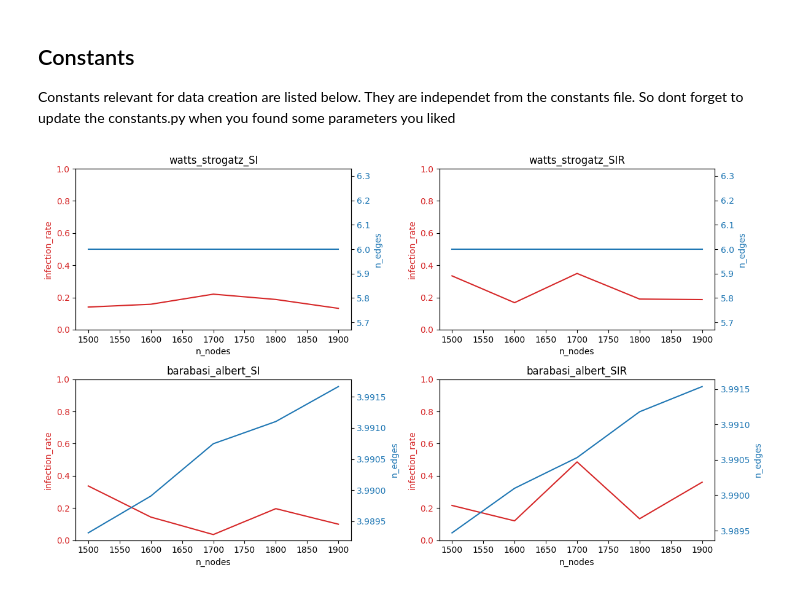
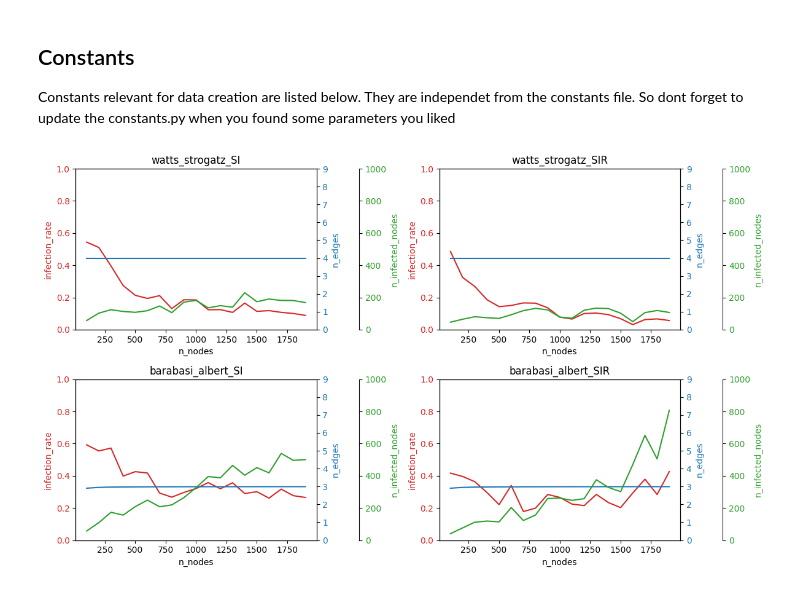
Before and after one commit to joh-dah/source_detection, a Jupyter notebook: src/analyze_data_creation.ipynb, the cells around one changed output. Drawn from its saved outputs; the diff is of its cells as text; code cells hidden in the pictures.

```diff
--- a/src/analyze_data_creation.ipynb
+++ b/src/analyze_data_creation.ipynb
@@ -17,12 +17,12 @@ Constants relevant for data creation are listed below. They are independet from
 So dont forget to update the constants.py when you found some parameters you liked
 # %%
 MEAN_N_NODES = 50
-WS_NEIGHBOURS = 1.8
-WS_PROBABILITY = 0.4
-BA_NEIGHBOURS = 0.03
+WS_NEIGHBOURS = 10
+WS_PROBABILITY = 0.2
+BA_NEIGHBOURS = 3
 
 MEAN_SOURCES = 2
-MEAN_ITERS = 60
+MEAN_ITERS = 90
 SIR_BETA = 0.01
 SIR_GAMMA = 0.005
 SI_BETA = 0.01
@@ -98,11 +98,9 @@ def create_graph(graph_type, n_nodes):
     n = np.maximum(1, n).astype(int)
 
     if graph_type == "watts_strogatz":
-        neighbours = np.clip(np.log(n)*WS_NEIGHBOURS, 1, n-1).astype(int)
-        graph = nx.watts_strogatz_graph(n, neighbours, WS_PROBABILITY)
+        graph = nx.watts_strogatz_graph(n, WS_NEIGHBOURS, WS_PROBABILITY)
     elif graph_type == "barabasi_albert":
-        neighbours = np.clip(np.log(n*BA_NEIGHBOURS), 1, n-1).astype(int)
-        graph = nx.barabasi_albert_graph(n, 4)
+        graph = nx.barabasi_albert_graph(n, BA_NEIGHBOURS)
     else:
         raise ValueError("Unknown graph type")
 
@@ -131,18 +129,21 @@ def create_signal_propagation_model(graph, model_type):
 # %%
 def create_graphs_of_various_sizes(graph_type, model_type):
     graph_data = {}
-    for MEAN_N_NODES in tqdm(range(1500, 2000, 100)):
+    for MEAN_N_NODES in tqdm(range(100, 2000, 100)):
         edges_per_node = []
         infection_rate = []
-        for i in range(3):
+        infected_nodes = []
+        for i in range(10):
             graph = create_graph(graph_type, MEAN_N_NODES)
             edges_per_node.append(len(graph.edges)/len(graph.nodes))
             model = create_signal_propagation_model(graph, model_type)
-            infected_nodes = sum([x if x == 1 else 0 for x in model.status.values()])
-            infection_rate.append(infected_nodes/len(graph.nodes))
+            n_infected_nodes = sum([x if x == 1 else 0 for x in model.status.values()])
+            infection_rate.append(n_infected_nodes/len(graph.nodes))
+            infected_nodes.append(n_infected_nodes)
         graph_property = {}
         graph_property["edges_per_node"] = np.mean(edges_per_node)
         graph_property["infection_rate"] = np.mean(infection_rate)
+        graph_property["infected_nodes"] = np.mean(infected_nodes)
         graph_data[MEAN_N_NODES] = graph_property
     return graph_data
 # %%
@@ -155,28 +156,39 @@ datadict = {
 # %%
 # now plot all data in dataset
 import matplotlib.pyplot as plt
 fig, axs = plt.subplots(2, 2, figsize=(12, 7))
 for i, (title, data) in enumerate(datadict.items()):
     X = [int(x) for x in data.keys()]
     Y = [data[int(x)]["infection_rate"] for x in data.keys()]
 
     axs[i//2, i%2].set_title(title)
 
     color = 'tab:red'
     axs[i//2, i%2].set_xlabel('n_nodes')
     axs[i//2, i%2].set_ylabel('infection_rate', color=color)
     axs[i//2, i%2].set_ylim(0, 1)
     axs[i//2, i%2].plot(X, Y, color=color)
     axs[i//2, i%2].tick_params(axis='y', labelcolor=color)
 
     ax2 = axs[i//2, i%2].twinx()  # instantiate a second axes that shares the same x-axis
     Y = [data[int(x)]["edges_per_node"] for x in data.keys()]
     color = 'tab:blue'
     ax2.set_ylabel('n_edges', color=color)  # we already handled the x-label with ax1
+    ax2.set_ylim(0,9)
     ax2.plot(X, Y, color=color)
     ax2.tick_params(axis='y', labelcolor=color)
 
+    #instantiante a third axis to plot the number of infected nodes
+    ax3 = axs[i//2, i%2].twinx()
+    Y = [data[int(x)]["infected_nodes"] for x in data.keys()]
+    color = 'tab:green'
+    ax3.set_ylabel('n_infected_nodes', color=color)  # we already handled the x-label with ax1
+    ax3.set_ylim(0,1000)
+    ax3.plot(X, Y, color=color)
+    ax3.tick_params(axis='y', labelcolor=color)
+    ax3.spines['right'].set_position(('outward', 50))
+
 fig.tight_layout()  # otherwise the right y-label is slightly clipped
 plt.show()
 # %% [output]
-[figure, old version]
+[figure, new version]
```
Also changed, not shown: 3 other files.
